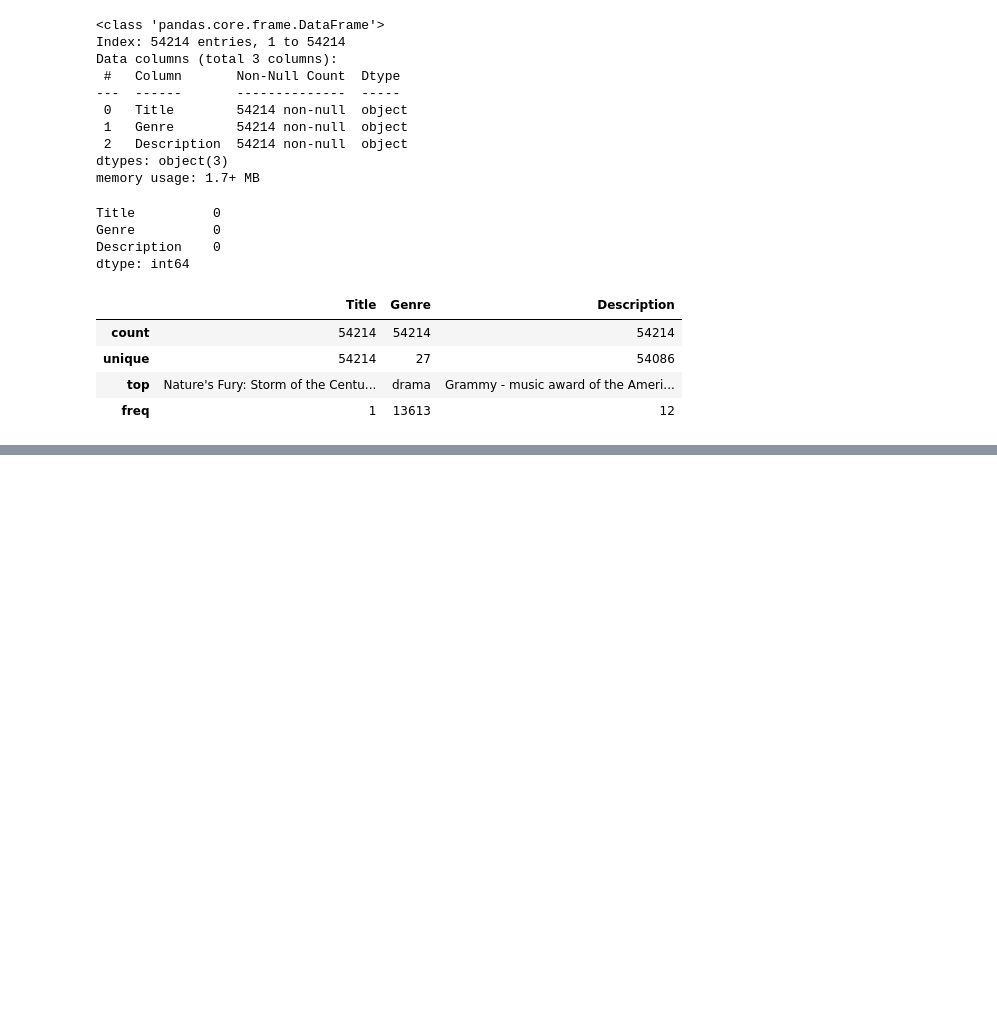
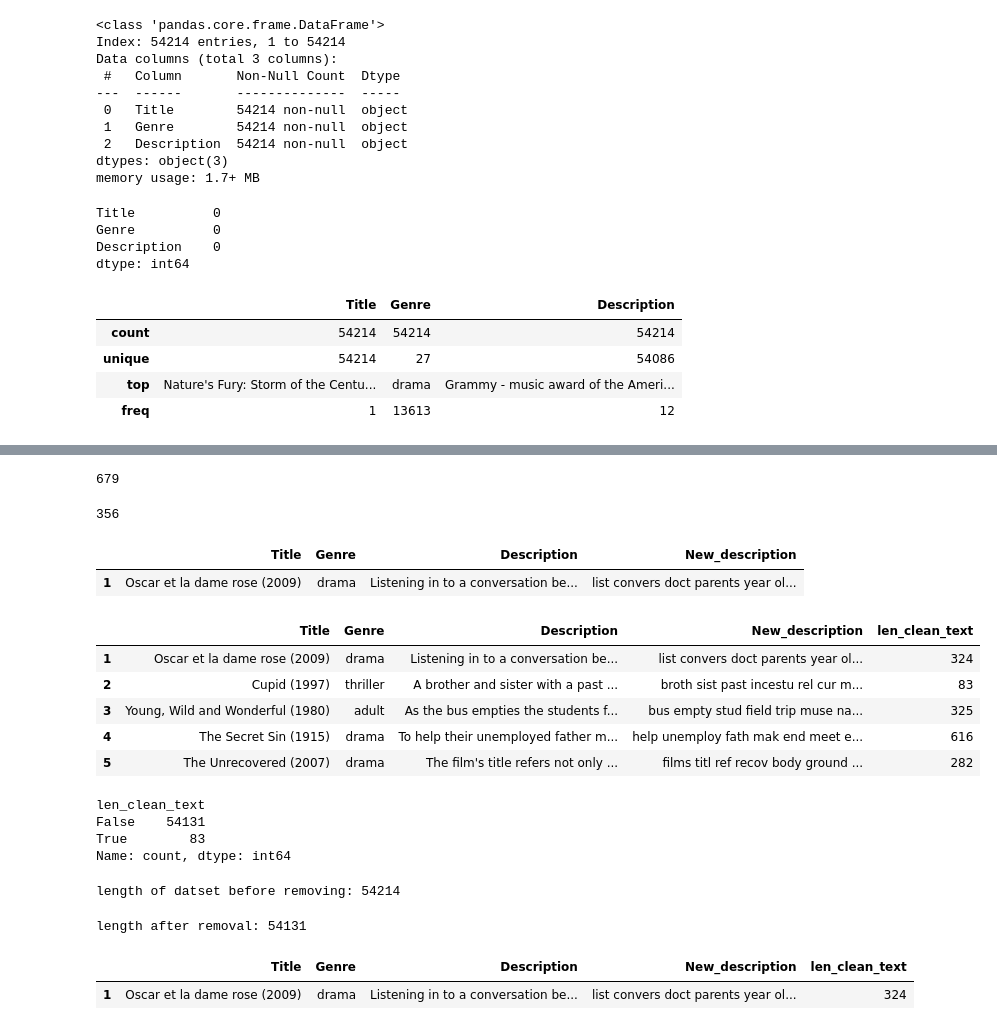
Before and after one commit to deepanshbhatia/TDS-AVENUE-CODEFORGE, a Jupyter notebook: genre.ipynb, the cells around one changed output, grey strips where cells are left out. Saved outputs shown, nothing was run; the diff lists cells and outputs as text; code cells hidden in the pictures; blank space fills up the shorter version.

```diff
--- a/genre.ipynb
+++ b/genre.ipynb
@@ -103,0 +121,4 @@ train.describe()
+# %%
+stemmer = LancasterStemmer()
+from nltk.corpus import stopwords
+stop_words= set(stopwords.words("english"))
@@ -103,0 +147,8 @@ train.describe()
+# %%
+inputtext="His father has died, he hasn't spoken with his brother for about 10 years and has a serious cancer. Diego is a talented film director with difficulty to deal with his sickness, which is making him lose his friends and family. His best friend and doctor Ricardo gives him the news that he needs a bone marrow transplantation, otherwise he'll die. He gets married to a beautiful woman, Livia, just before going to Seattle to get treatment. There, he undergoes numerous medical procedures. During treatment, he meets an Hindu boy, with whom he plays and whom he tells amazing stories. Odds are against him and when stakes are the highest, Diego gets a visit from a very uncommon man"
+clean =clean_text(inputtext)
+print(len(inputtext))
+len(clean)
+# %% [output]
+679
+356
@@ -103,0 +158,5 @@ train.describe()
+# %%
+train.head(1)
+# %% [output]
+|  | Title | Genre | Description | New_description |
+| 1 | Oscar et la dame rose (2009) | drama | Listening in to a conversation be... | list convers doct parents year ol... |
@@ -103,0 +165,32 @@ train.describe()
+# %%
+train.head()
+# %% [output]
+|  | Title | Genre | Description | New_description | len_clean_text |
+| 1 | Oscar et la dame rose (2009) | drama | Listening in to a conversation be... | list convers doct parents year ol... | 324 |
+| 2 | Cupid (1997) | thriller | A brother and sister with a past ... | broth sist past incestu rel cur m... | 83 |
+| 3 | Young, Wild and Wonderful (1980) | adult | As the bus empties the students f... | bus empty stud field trip muse na... | 325 |
+| 4 | The Secret Sin (1915) | drama | To help their unemployed father m... | help unemploy fath mak end meet e... | 616 |
+| 5 | The Unrecovered (2007) | drama | The film's title refers not only ... | films titl ref recov body ground ... | 282 |
+# %%
+
+(train["len_clean_text"]>2000).value_counts()
+# %% [output]
+len_clean_text
+False    54131
+True        83
+Name: count, dtype: int64
+# %%
+print("length of datset before removing:",len(train))
+index_drop=train["len_clean_text"]>2000
+train.drop(train[index_drop].index, axis=0, inplace=True)
+# %% [output]
+length of datset before removing: 54214
+# %%
+print("length after removal:",len(train))
+# %% [output]
+length after removal: 54131
+# %%
+train.head(1)
+# %% [output]
+|  | Title | Genre | Description | New_description | len_clean_text |
+| 1 | Oscar et la dame rose (2009) | drama | Listening in to a conversation be... | list convers doct parents year ol... | 324 |
```
Also changed, not shown: parts of 23 cells of this notebook.
